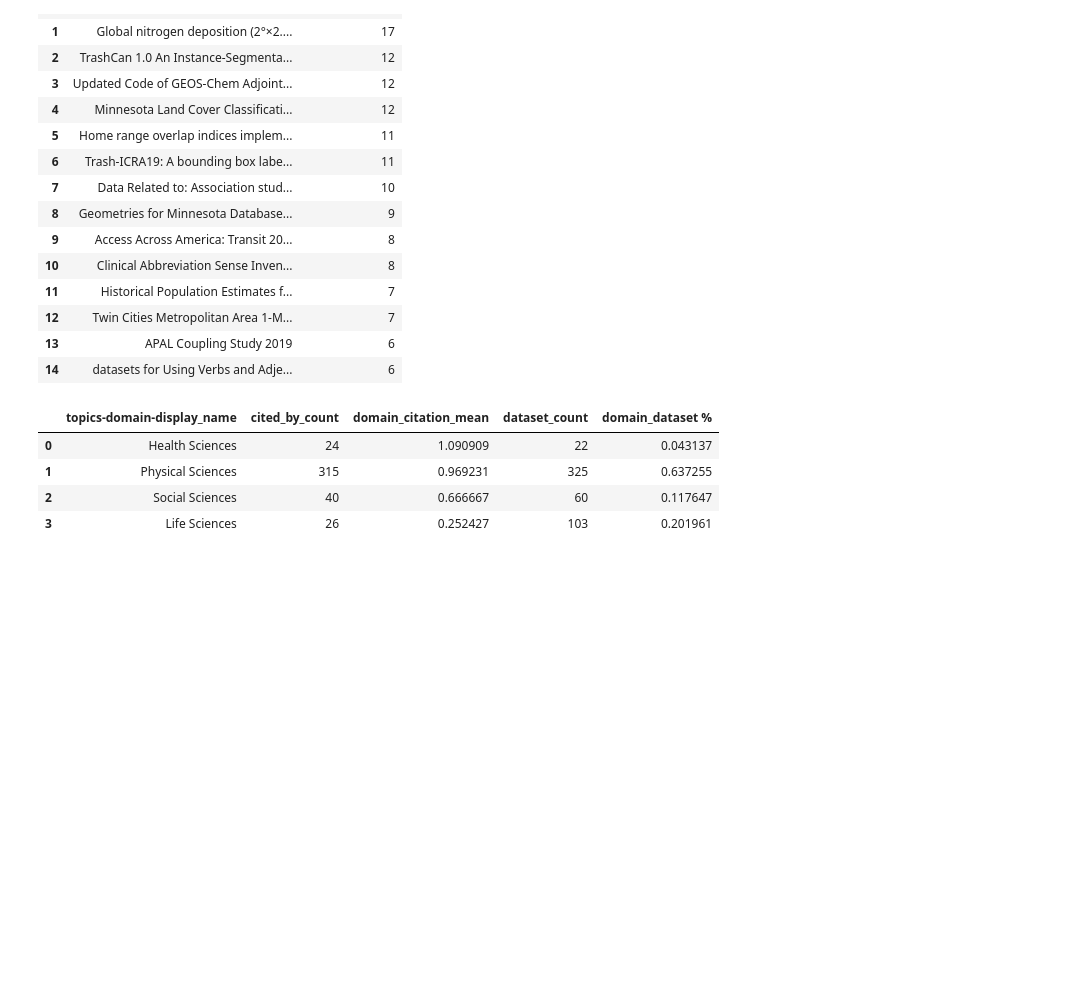
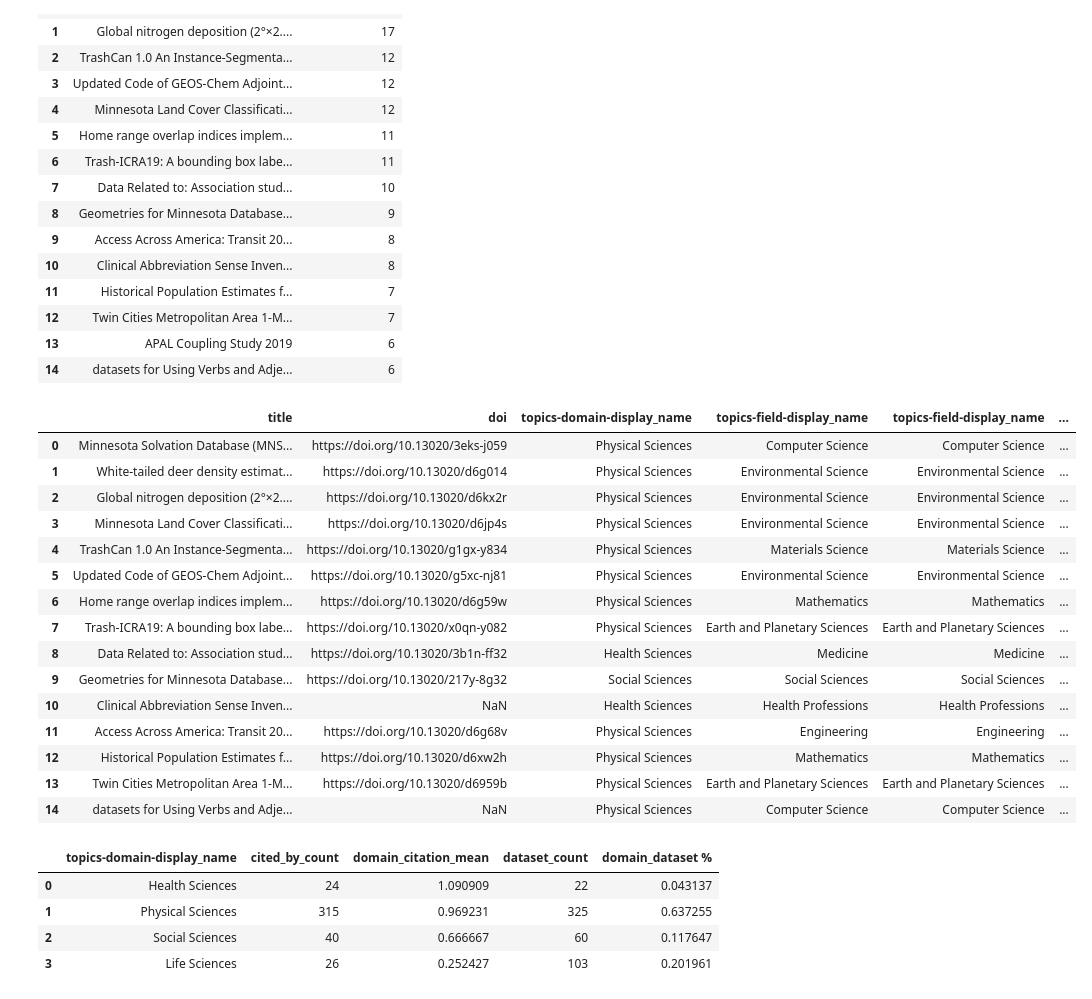
Before and after one commit to senderrr/OpenAlex, a Jupyter notebook: OpenAlexSourceVisuals.ipynb, the cells around one changed output. Saved outputs shown, nothing was run; the diff lists cells and outputs as text; code cells hidden in the pictures; blank space fills up the shorter version.

Commit message:
topic_view_df

```diff
--- a/OpenAlexSourceVisuals.ipynb
+++ b/OpenAlexSourceVisuals.ipynb
@@ -459,6 +457,27 @@ Average  NaN Ror cited by count is: 0.5507020280811232
 | 12 | Twin Cities Metropolitan Area 1-M... | 7 |
 | 13 | APAL Coupling Study 2019 | 6 |
 | 14 | datasets for Using Verbs and Adje... | 6 |
+# %%
+topic_view_df = df[['title', 'doi', 'topics-domain-display_name', 'topics-field-display_name', 'topics-field-display_name', 'primary_topic-display_name']]
+topic_view_df = topic_view_df.drop_duplicates(subset=['title']).reset_index(drop=True)
+topic_view_df.head(15)
+# %% [output]
+|  | title | doi | topics-domain-display_name | topics-field-display_name | topics-field-display_name | ... |
+| 0 | Minnesota Solvation Database (MNS... | https://doi.org/10.13020/3eks-j059 | Physical Sciences | Computer Science | Computer Science | ... |
+| 1 | White-tailed deer density estimat... | https://doi.org/10.13020/d6g014 | Physical Sciences | Environmental Science | Environmental Science | ... |
+| 2 | Global nitrogen deposition (2°×2.... | https://doi.org/10.13020/d6kx2r | Physical Sciences | Environmental Science | Environmental Science | ... |
+| 3 | Minnesota Land Cover Classificati... | https://doi.org/10.13020/d6jp4s | Physical Sciences | Environmental Science | Environmental Science | ... |
+| 4 | TrashCan 1.0 An Instance-Segmenta... | https://doi.org/10.13020/g1gx-y834 | Physical Sciences | Materials Science | Materials Science | ... |
+| 5 | Updated Code of GEOS-Chem Adjoint... | https://doi.org/10.13020/g5xc-nj81 | Physical Sciences | Environmental Science | Environmental Science | ... |
+| 6 | Home range overlap indices implem... | https://doi.org/10.13020/d6g59w | Physical Sciences | Mathematics | Mathematics | ... |
+| 7 | Trash-ICRA19: A bounding box labe... | https://doi.org/10.13020/x0qn-y082 | Physical Sciences | Earth and Planetary Sciences | Earth and Planetary Sciences | ... |
+| 8 | Data Related to: Association stud... | https://doi.org/10.13020/3b1n-ff32 | Health Sciences | Medicine | Medicine | ... |
+| 9 | Geometries for Minnesota Database... | https://doi.org/10.13020/217y-8g32 | Social Sciences | Social Sciences | Social Sciences | ... |
+| 10 | Clinical Abbreviation Sense Inven... | NaN | Health Sciences | Health Professions | Health Professions | ... |
+| 11 | Access Across America: Transit 20... | https://doi.org/10.13020/d6g68v | Physical Sciences | Engineering | Engineering | ... |
+| 12 | Historical Population Estimates f... | https://doi.org/10.13020/d6xw2h | Physical Sciences | Mathematics | Mathematics | ... |
+| 13 | Twin Cities Metropolitan Area 1-M... | https://doi.org/10.13020/d6959b | Physical Sciences | Earth and Planetary Sciences | Earth and Planetary Sciences | ... |
+| 14 | datasets for Using Verbs and Adje... | NaN | Physical Sciences | Computer Science | Computer Science | ... |
 # %%
 domain_df = df.drop_duplicates(subset=['doi']).groupby(['topics-domain-display_name']).agg(cited_by_count=('cited_by_count', 'sum'), dataset_count=('topics-domain-display_name', 'count')).reset_index()
 
```
Also changed, not shown: parts of 7 cells of this notebook.
